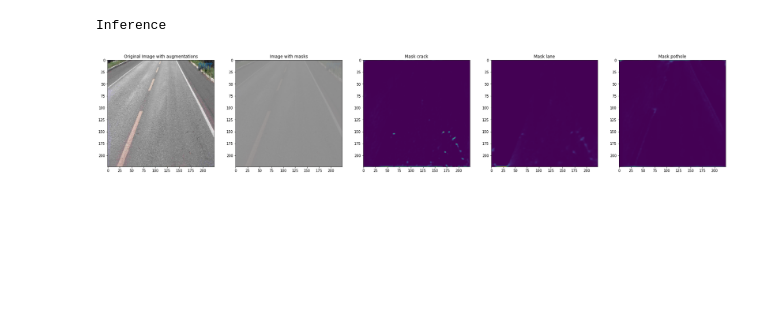
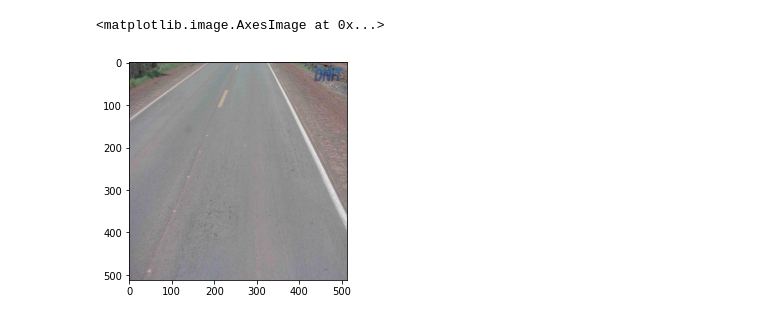
Before and after one commit to riccardomusmeci/tosem, a Jupyter notebook: notebooks/visualize_inference.ipynb, the cells around one changed output. Drawn from its saved outputs; the diff is of its cells as text; code cells hidden in the pictures; blank space fills up the shorter version.

Commit message:
code now supports only single segmentation task; better config

```diff
--- a/notebooks/visualize_inference.ipynb
+++ b/notebooks/visualize_inference.ipynb
@@ -26,0 +18,6 @@ model_config["backbone"] = "timm-efficientnet-b3"
+# %%
+output_path = "/Users/riccardomusmeci/progetti/github/output/road-segmentation/2022-05-09-06-12-52"
+transform_config, model_config, train_config, dataset_config = load_config(os.path.join(output_path, "config"))
+# %%
+classes = dataset_config["classes"]
+classes
@@ -70,13 +92,15 @@ _preds.max(), _preds.min()
 # %%
 image = read_rgb(img_path)
-image = cv2.resize(image, (224, 224))
-print("Inference")
-visualize(
-    image=image,
-    masks=_preds,
-    classes=classes,
-    colors=colors
-)
+image = cv2.resize(image, (512, 512))
+
+plt.imshow(image)
+# print("Inference")
+# visualize(
+#     image=image,
+#     masks=_preds,
+#     classes=classes,
+#     colors=colors
+# )
 # %% [output]
-Inference
+<matplotlib.image.AxesImage at 0x...>
-[figure, old version]
+[figure, new version]
```
Also changed, not shown: parts of 18 cells of this notebook, 32 other files.
